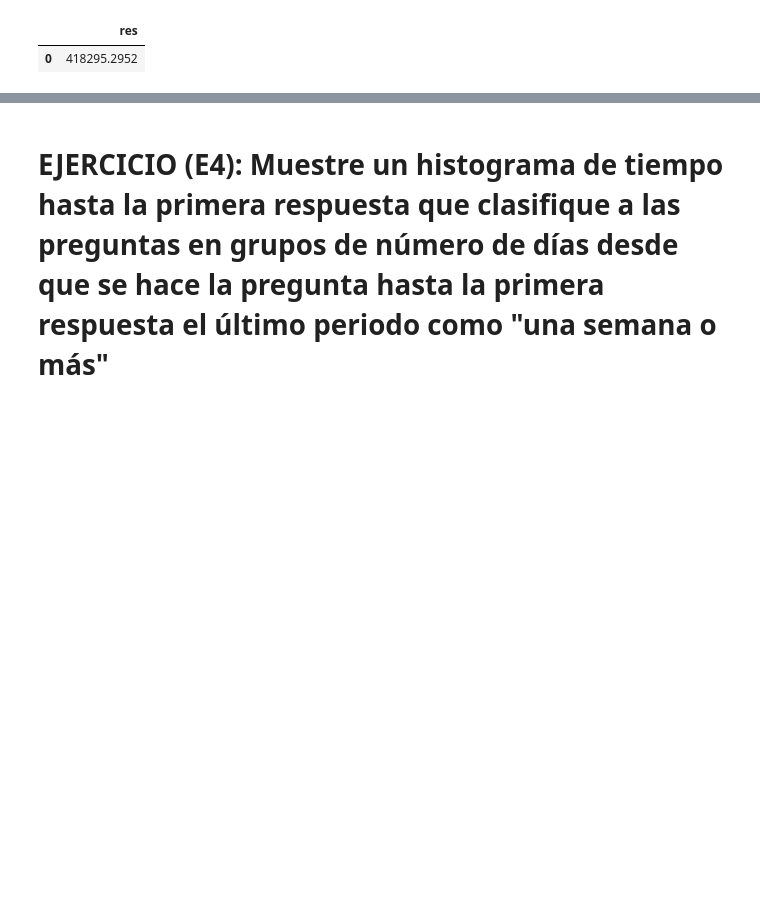
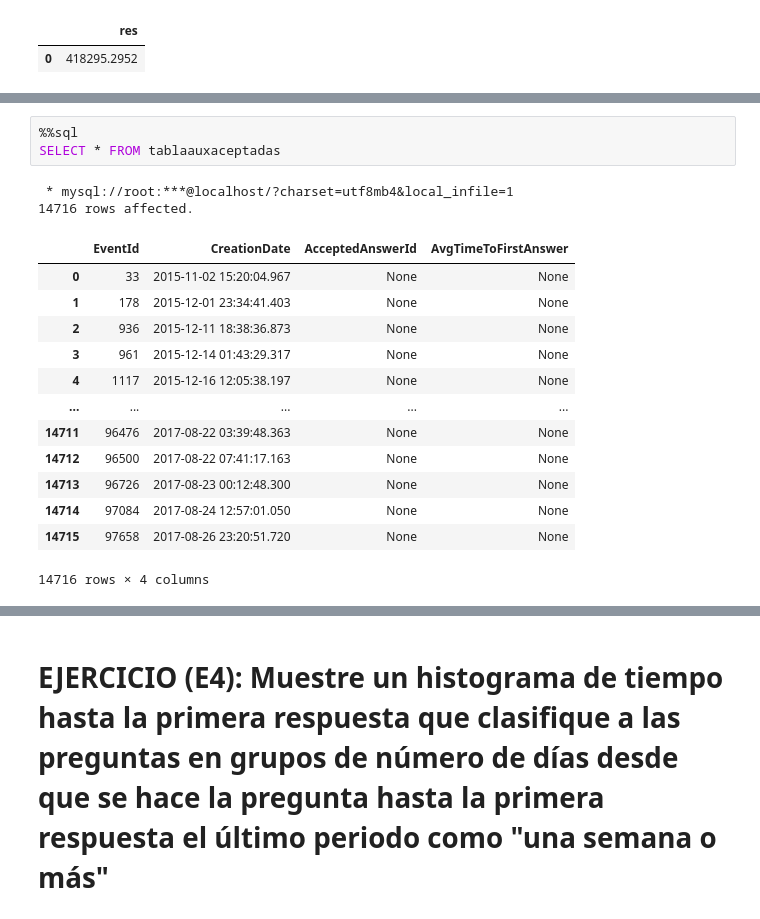
Before and after one commit to alvumu/BDGE, a Jupyter notebook: sql/sesion2.ipynb, the cells around one changed output, grey strips where cells are left out. Cells and saved outputs as stored; diff of their text form; blank space fills up the shorter version.

```diff
--- a/sql/sesion2.ipynb
+++ b/sql/sesion2.ipynb
@@ -949,0 +981,19 @@ FROM (
+# %%
+%%sql
+SELECT * FROM tablaauxaceptadas
+# %% [output]
+ * mysql://root:***@localhost/?charset=utf8mb4&local_infile=1
+14716 rows affected.
+|  | EventId | CreationDate | AcceptedAnswerId | AvgTimeToFirstAnswer |
+| 0 | 33 | 2015-11-02 15:20:04.967 | None | None |
+| 1 | 178 | 2015-12-01 23:34:41.403 | None | None |
+| 2 | 936 | 2015-12-11 18:38:36.873 | None | None |
+| 3 | 961 | 2015-12-14 01:43:29.317 | None | None |
+| 4 | 1117 | 2015-12-16 12:05:38.197 | None | None |
+| ... | ... | ... | ... | ... |
+| 14711 | 96476 | 2017-08-22 03:39:48.363 | None | None |
+| 14712 | 96500 | 2017-08-22 07:41:17.163 | None | None |
+| 14713 | 96726 | 2017-08-23 00:12:48.300 | None | None |
+| 14714 | 97084 | 2017-08-24 12:57:01.050 | None | None |
+| 14715 | 97658 | 2017-08-26 23:20:51.720 | None | None |
+14716 rows × 4 columns
```
Also changed, not shown: parts of 5 cells of this notebook.
